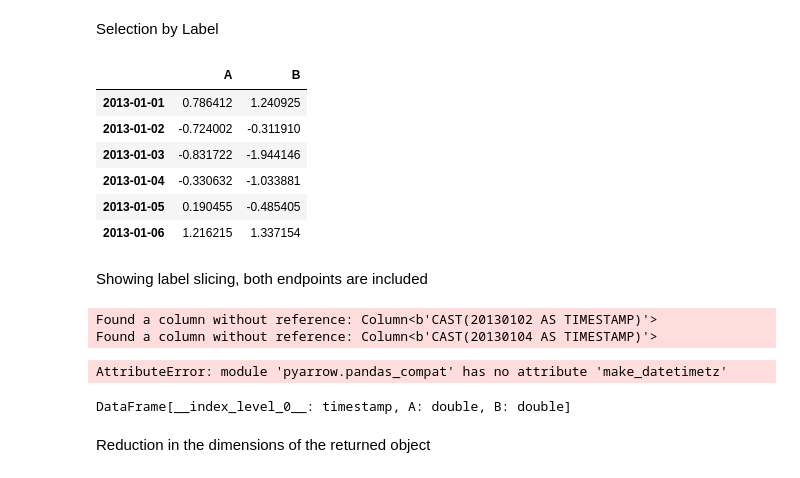
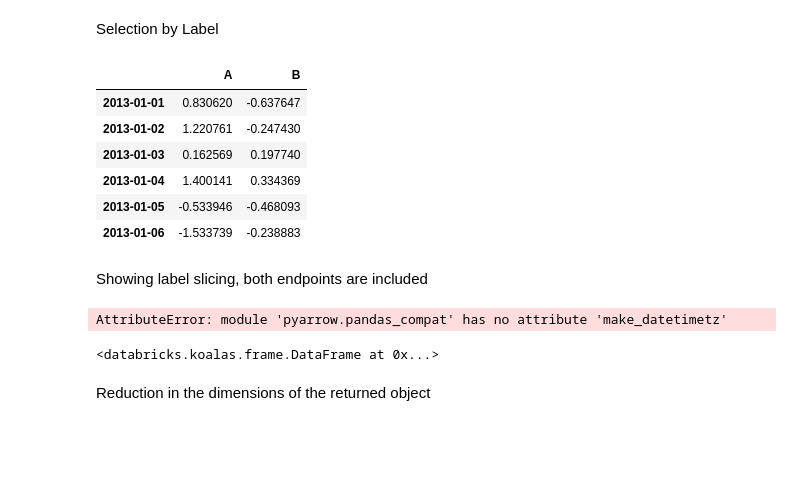
Before and after one commit to databricks/koalas, a Jupyter notebook: doc/10-minutes-to-Koalas.ipynb, the cells around one changed output. Drawn from its saved outputs; the diff is of its cells as text; code cells hidden in the pictures; blank space fills up the shorter version.

```diff
--- a/doc/10-minutes-to-Koalas.ipynb
+++ b/doc/10-minutes-to-Koalas.ipynb
@@ -70,5 +70,5 @@ pdf
 # %% [markdown]
 Now, this pandas dataframe can be converted to a Spark dataframe:
 # %%
-df = spark.from_pandas(pdf)
+kdf = ks.from_pandas(pdf)
 # %%
@@ -230,24 +233,22 @@ For getting a cross section using a label
 # %% [markdown]
 Selection by Label
 # %%
-df.loc[:,['A','B']]
+kdf.loc[:,['A','B']]
 # %% [output]
 |  | A | B |
-| 2013-01-01 | 0.786412 | 1.240925 |
-| 2013-01-02 | -0.724002 | -0.311910 |
-| 2013-01-03 | -0.831722 | -1.944146 |
-| 2013-01-04 | -0.330632 | -1.033881 |
-| 2013-01-05 | 0.190455 | -0.485405 |
-| 2013-01-06 | 1.216215 | 1.337154 |
+| 2013-01-01 | 0.830620 | -0.637647 |
+| 2013-01-02 | 1.220761 | -0.247430 |
+| 2013-01-03 | 0.162569 | 0.197740 |
+| 2013-01-04 | 1.400141 | 0.334369 |
+| 2013-01-05 | -0.533946 | -0.468093 |
+| 2013-01-06 | -1.533739 | -0.238883 |
 # %% [markdown]
 Showing label slicing, both endpoints are included
 # %%
-df.loc['20130102':'20130104',['A','B']]
+kdf.loc['20130102':'20130104',['A','B']]
 # %% [output]
-Found a column without reference: Column<b'CAST(20130102 AS TIMESTAMP)'>
-Found a column without reference: Column<b'CAST(20130104 AS TIMESTAMP)'>
+AttributeError: module 'pyarrow.pandas_compat' has no attribute 'make_datetimetz'
-AttributeError: module 'pyarrow.pandas_compat' has no attribute 'make_datetimetz'
+<databricks.koalas.frame.DataFrame at 0x...>
-DataFrame[__index_level_0__: timestamp, A: double, B: double]
 # %% [markdown]
 Reduction in the dimensions of the returned object
 # %%
```
Also changed, not shown: parts of 22 cells of this notebook.
